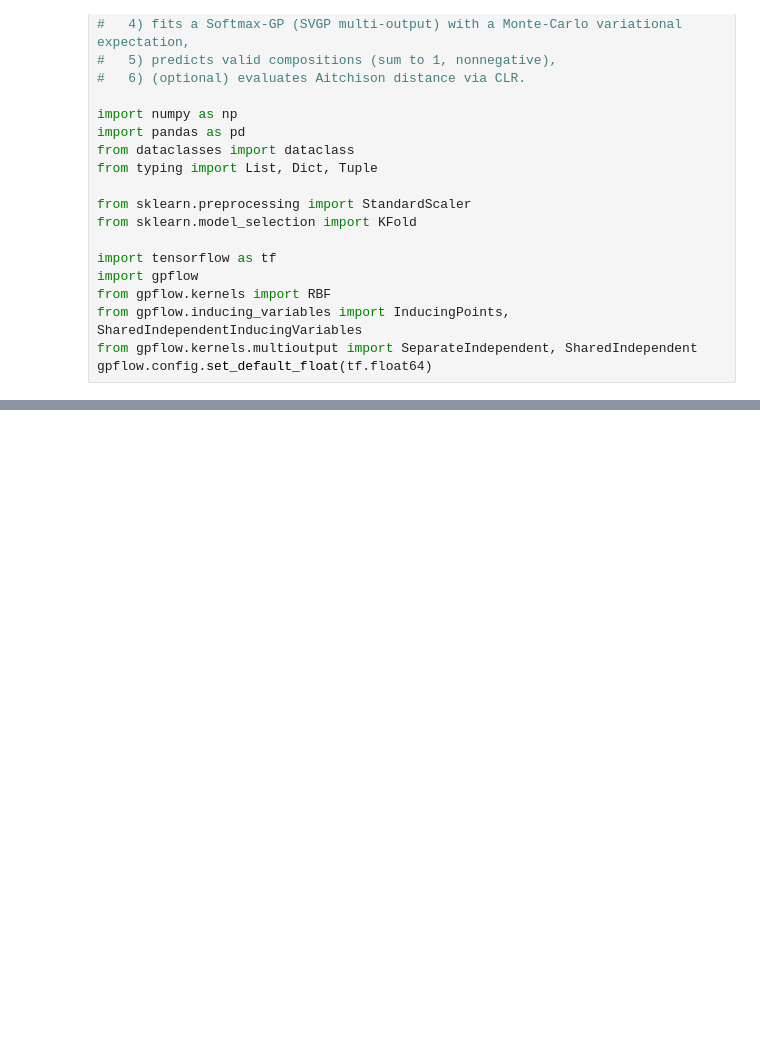
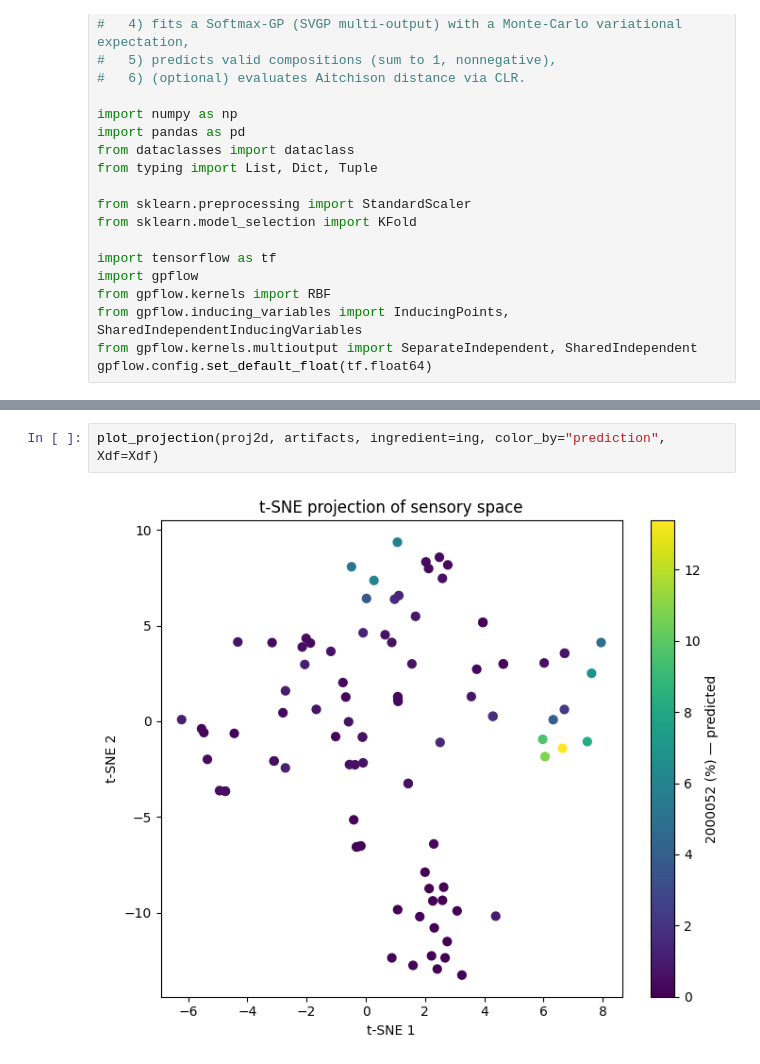
Before and after one commit to UN-GCPDS/python-gcpds.luker_multiple_annotators, a Jupyter notebook: notebooks/recipes/model.ipynb, the cells around one changed output, grey strips where cells are left out. Saved outputs shown, nothing was run; the diff lists cells and outputs as text; blank space fills up the shorter version.

```diff
--- a/notebooks/recipes/model.ipynb
+++ b/notebooks/recipes/model.ipynb
@@ -660,0 +953,4 @@ Round-trip row sums (first 3): [1. 1. 1.]
+# %%
+plot_projection(proj2d, artifacts, ingredient=ing, color_by="prediction", Xdf=Xdf)
+# %% [output]
+[figure, added]
```
Also changed, not shown: parts of 12 cells of this notebook, 5 other files.
